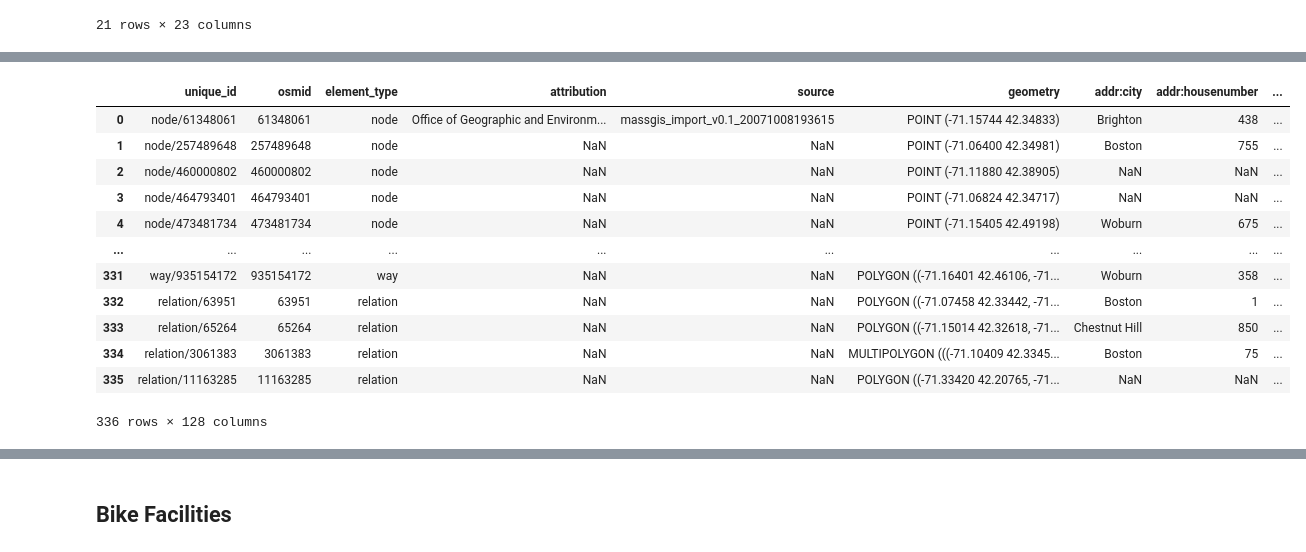
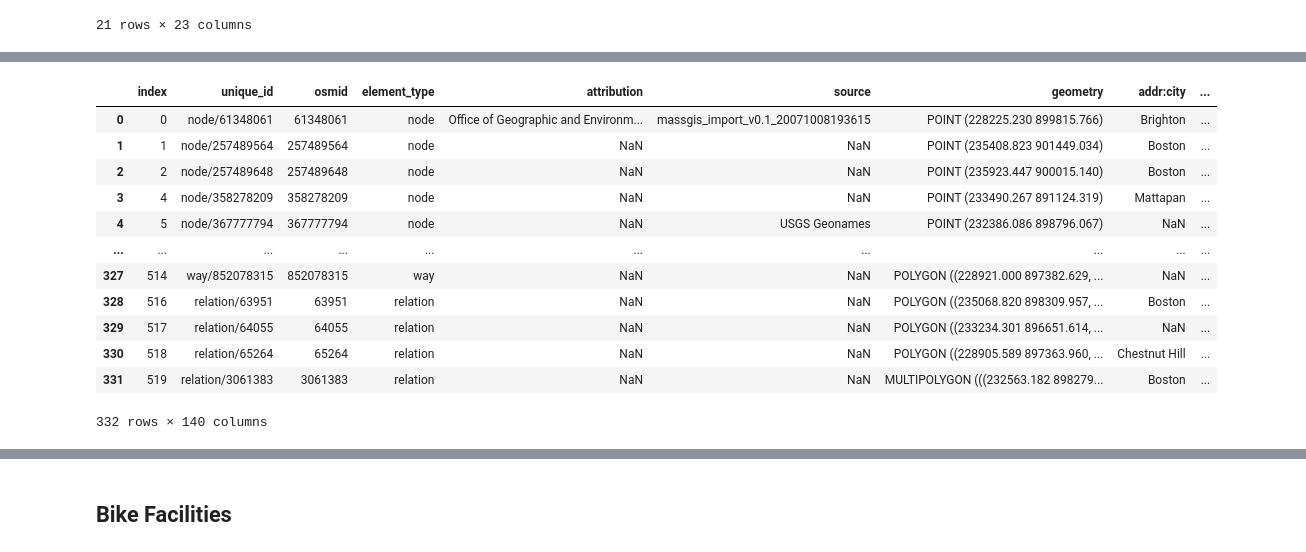
Before and after one commit to jcheng02/uep239-final-project, a Jupyter notebook: jcheng02_uep239_final_project.ipynb, the cells around one changed output, grey strips where cells are left out. Cells and saved outputs as stored; diff of their text form; code cells hidden in the pictures.

```diff
--- a/jcheng02_uep239_final_project.ipynb
+++ b/jcheng02_uep239_final_project.ipynb
@@ -704,18 +693,19 @@ plt.show()
 # %%
-health_tags = {'healthcare':True}
+health_tags = {'healthcare':True, 'amenity':['clinic', 'doctors', 'dentist', 'health_post', 'hospital', 'pharmacy']}
 healthcare = ox.geometries_from_polygon(graph_extent_latlong, health_tags)
+healthcare = convert_n_clip(healthcare, rt_zcta)
 healthcare
 # %% [output]
-|  | unique_id | osmid | element_type | attribution | source | geometry | addr:city | addr:housenumber | ... |
-| 0 | node/61348061 | 61348061 | node | Office of Geographic and Environm... | massgis_import_v0.1_20071008193615 | POINT (-71.15744 42.34833) | Brighton | 438 | ... |
-| 1 | node/257489648 | 257489648 | node | NaN | NaN | POINT (-71.06400 42.34981) | Boston | 755 | ... |
-| 2 | node/460000802 | 460000802 | node | NaN | NaN | POINT (-71.11880 42.38905) | NaN | NaN | ... |
-| 3 | node/464793401 | 464793401 | node | NaN | NaN | POINT (-71.06824 42.34717) | NaN | NaN | ... |
-| 4 | node/473481734 | 473481734 | node | NaN | NaN | POINT (-71.15405 42.49198) | Woburn | 675 | ... |
+|  | index | unique_id | osmid | element_type | attribution | source | geometry | addr:city | ... |
+| 0 | 0 | node/61348061 | 61348061 | node | Office of Geographic and Environm... | massgis_import_v0.1_20071008193615 | POINT (228225.230 899815.766) | Brighton | ... |
+| 1 | 1 | node/257489564 | 257489564 | node | NaN | NaN | POINT (235408.823 901449.034) | Boston | ... |
+| 2 | 2 | node/257489648 | 257489648 | node | NaN | NaN | POINT (235923.447 900015.140) | Boston | ... |
+| 3 | 4 | node/358278209 | 358278209 | node | NaN | NaN | POINT (233490.267 891124.319) | Mattapan | ... |
+| 4 | 5 | node/367777794 | 367777794 | node | NaN | USGS Geonames | POINT (232386.086 898796.067) | NaN | ... |
 | ... | ... | ... | ... | ... | ... | ... | ... | ... | ... |
-| 331 | way/935154172 | 935154172 | way | NaN | NaN | POLYGON ((-71.16401 42.46106, -71... | Woburn | 358 | ... |
-| 332 | relation/63951 | 63951 | relation | NaN | NaN | POLYGON ((-71.07458 42.33442, -71... | Boston | 1 | ... |
-| 333 | relation/65264 | 65264 | relation | NaN | NaN | POLYGON ((-71.15014 42.32618, -71... | Chestnut Hill | 850 | ... |
-| 334 | relation/3061383 | 3061383 | relation | NaN | NaN | MULTIPOLYGON (((-71.10409 42.3345... | Boston | 75 | ... |
-| 335 | relation/11163285 | 11163285 | relation | NaN | NaN | POLYGON ((-71.33420 42.20765, -71... | NaN | NaN | ... |
+| 327 | 514 | way/852078315 | 852078315 | way | NaN | NaN | POLYGON ((228921.000 897382.629, ... | NaN | ... |
+| 328 | 516 | relation/63951 | 63951 | relation | NaN | NaN | POLYGON ((235068.820 898309.957, ... | Boston | ... |
+| 329 | 517 | relation/64055 | 64055 | relation | NaN | NaN | POLYGON ((233234.301 896651.614, ... | NaN | ... |
+| 330 | 518 | relation/65264 | 65264 | relation | NaN | NaN | POLYGON ((228905.589 897363.960, ... | Chestnut Hill | ... |
+| 331 | 519 | relation/3061383 | 3061383 | relation | NaN | NaN | MULTIPOLYGON (((232563.182 898279... | Boston | ... |
-336 rows × 128 columns
+332 rows × 140 columns
```
Also changed, not shown: parts of 13 cells of this notebook, 25 other files.
